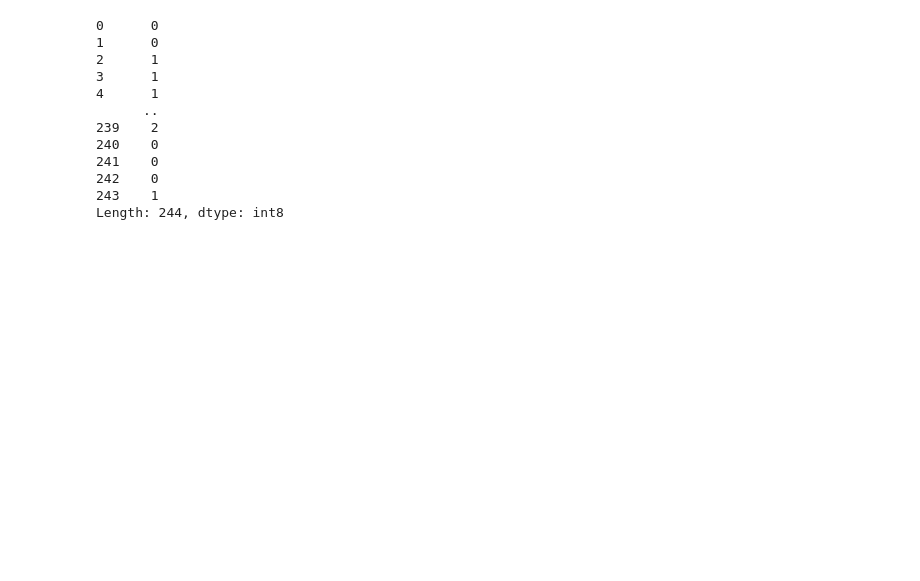
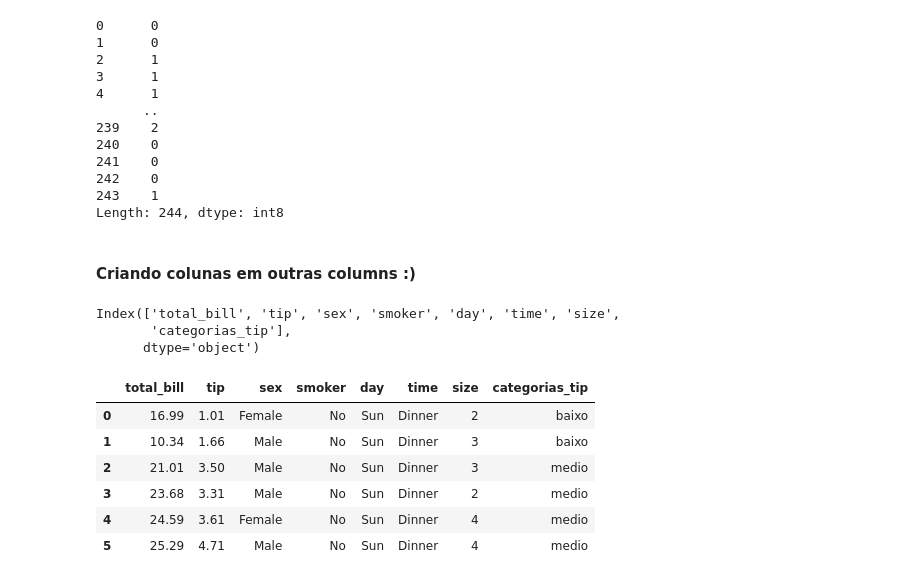
Before and after one commit to Gustavocaris/Data_Science, a Jupyter notebook: 03_Pandas/02-categorias/analise.ipynb, the cells around one changed output. Saved outputs shown, nothing was run; the diff lists cells and outputs as text; code cells hidden in the pictures; blank space fills up the shorter version.

```diff
--- a/03_Pandas/02-categorias/analise.ipynb
+++ b/03_Pandas/02-categorias/analise.ipynb
@@ -213,3 +213,30 @@ df["categorias_tip"].cat.codes
 242    0
 243    1
 Length: 244, dtype: int8
+# %% [markdown]
+#### Criando colunas em outras columns :)
+# %%
+df.columns
+# %% [output]
+Index(['total_bill', 'tip', 'sex', 'smoker', 'day', 'time', 'size',
+       'categorias_tip'],
+      dtype='object')
+# %%
+
+colunas_categorizadas = ["sex", "smoker", "day", "time"]
+
+df_categorizado = df.copy() # esse DF é uma copia do qua ja temos, pra não mudar
+
+# para cada uma dessas colunas eu vou colocar ela propria, mas com o tipo dela... o tipo categorico
+for coluna in colunas_categorizadas:
+    df_categorizado[coluna] = df_categorizado[coluna].astype("category")
+
+df_categorizado.head(6)
+# %% [output]
+|  | total_bill | tip | sex | smoker | day | time | size | categorias_tip |
+| 0 | 16.99 | 1.01 | Female | No | Sun | Dinner | 2 | baixo |
+| 1 | 10.34 | 1.66 | Male | No | Sun | Dinner | 3 | baixo |
+| 2 | 21.01 | 3.50 | Male | No | Sun | Dinner | 3 | medio |
+| 3 | 23.68 | 3.31 | Male | No | Sun | Dinner | 2 | medio |
+| 4 | 24.59 | 3.61 | Female | No | Sun | Dinner | 4 | medio |
+| 5 | 25.29 | 4.71 | Male | No | Sun | Dinner | 4 | medio |
```
Also changed, not shown: parts of 1 cell of this notebook.
